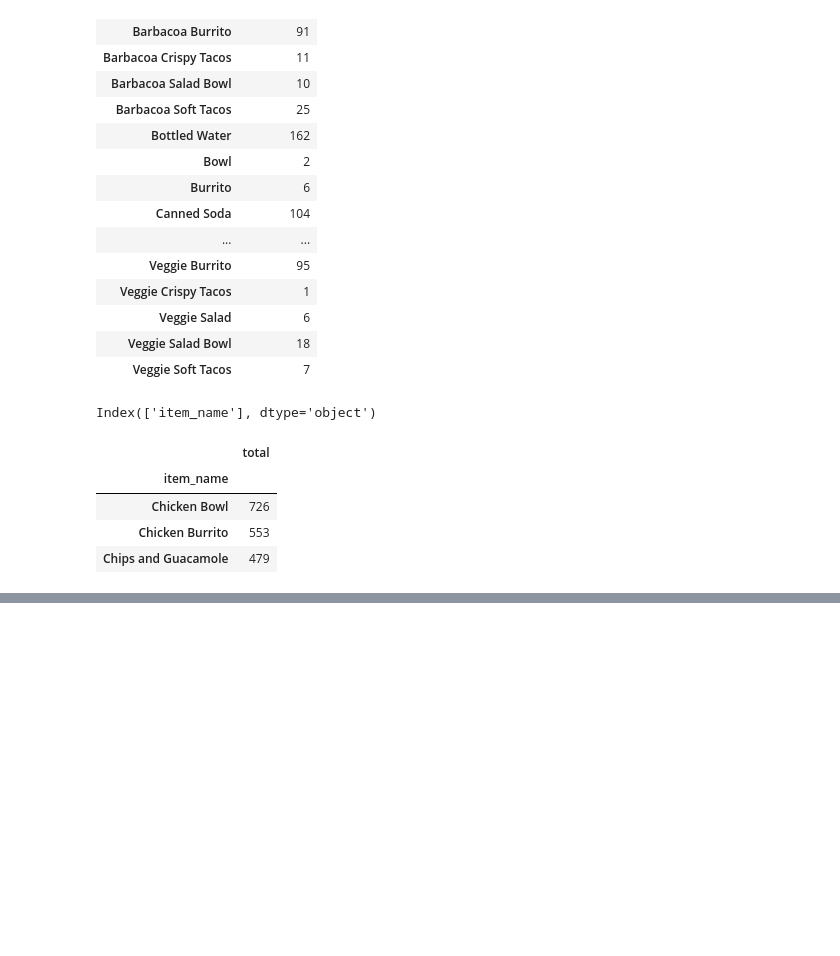
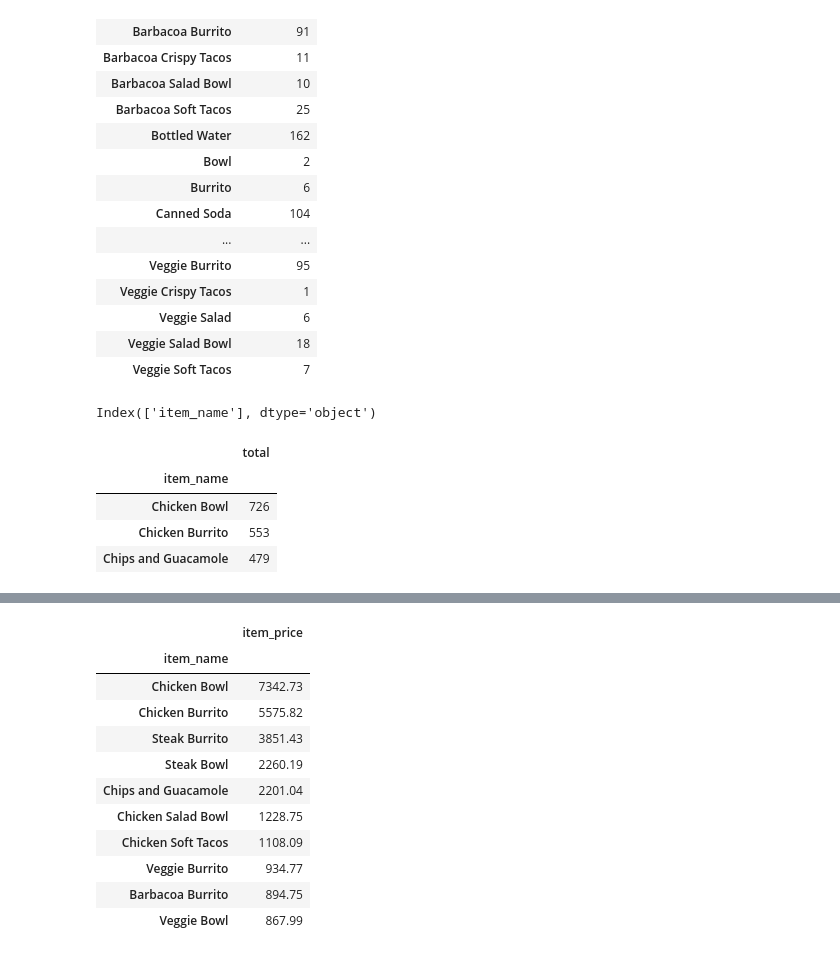
Before and after one commit to RichardAlcabes22/codeup_review, a Jupyter notebook: 3-data_science_libraries/04_pandas_adv_dataframes_part2.ipynb, the cells around one changed output, grey strips where cells are left out. Saved outputs shown, nothing was run; the diff lists cells and outputs as text; code cells hidden in the pictures; blank space fills up the shorter version.

```diff
--- a/3-data_science_libraries/04_pandas_adv_dataframes_part2.ipynb
+++ b/3-data_science_libraries/04_pandas_adv_dataframes_part2.ipynb
@@ -165,0 +193,15 @@ df.sort_values(by='total',ascending=False).head(3)
+# %%
+df_pivot.sort_values(by='item_price',ascending=False).head(10)
+# %% [output]
+|  | item_price |
+| item_name |  |
+| Chicken Bowl | 7342.73 |
+| Chicken Burrito | 5575.82 |
+| Steak Burrito | 3851.43 |
+| Steak Bowl | 2260.19 |
+| Chips and Guacamole | 2201.04 |
+| Chicken Salad Bowl | 1228.75 |
+| Chicken Soft Tacos | 1108.09 |
+| Veggie Burrito | 934.77 |
+| Barbacoa Burrito | 894.75 |
+| Veggie Bowl | 867.99 |
```
Also changed, not shown: parts of 9 cells of this notebook.
